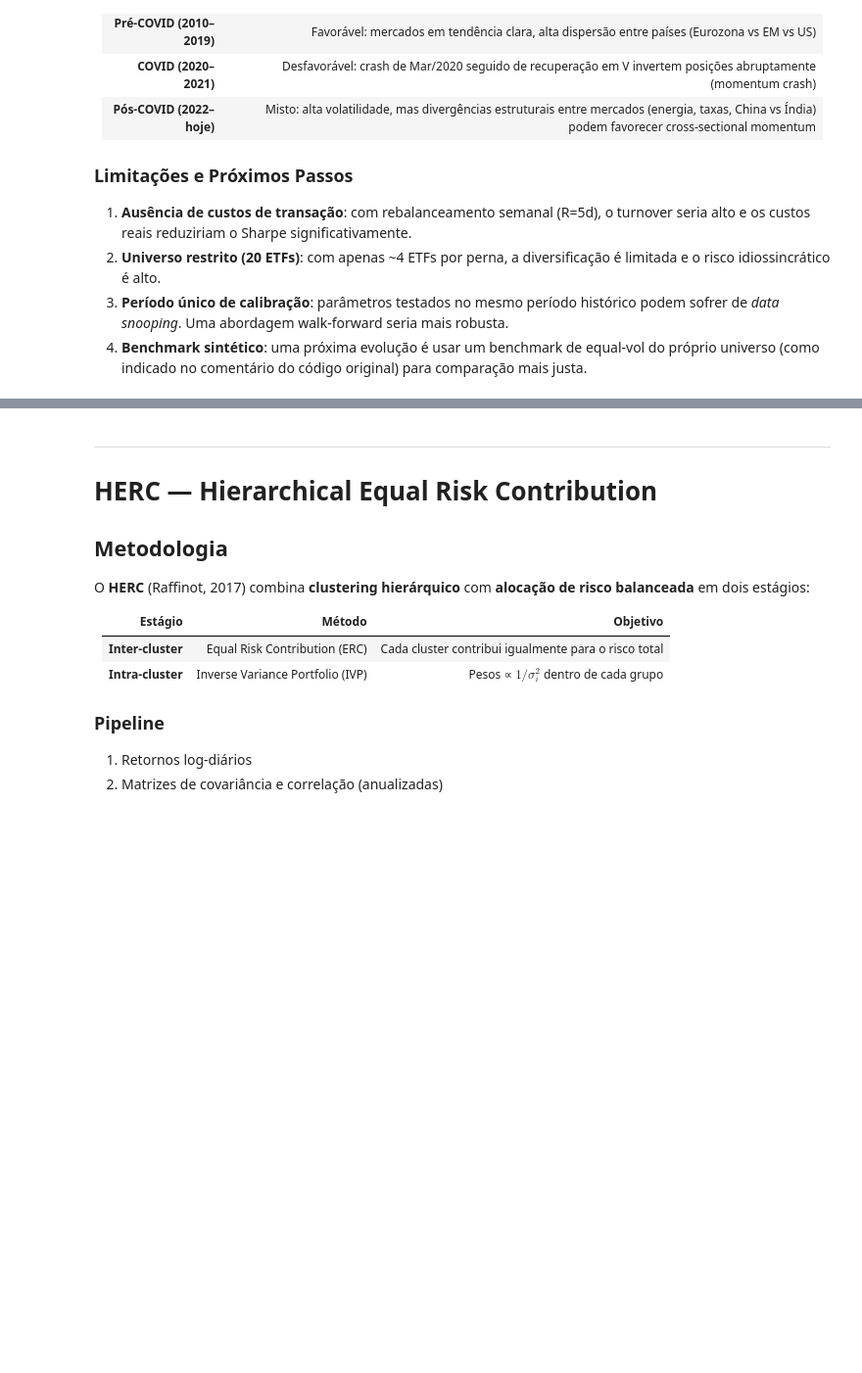
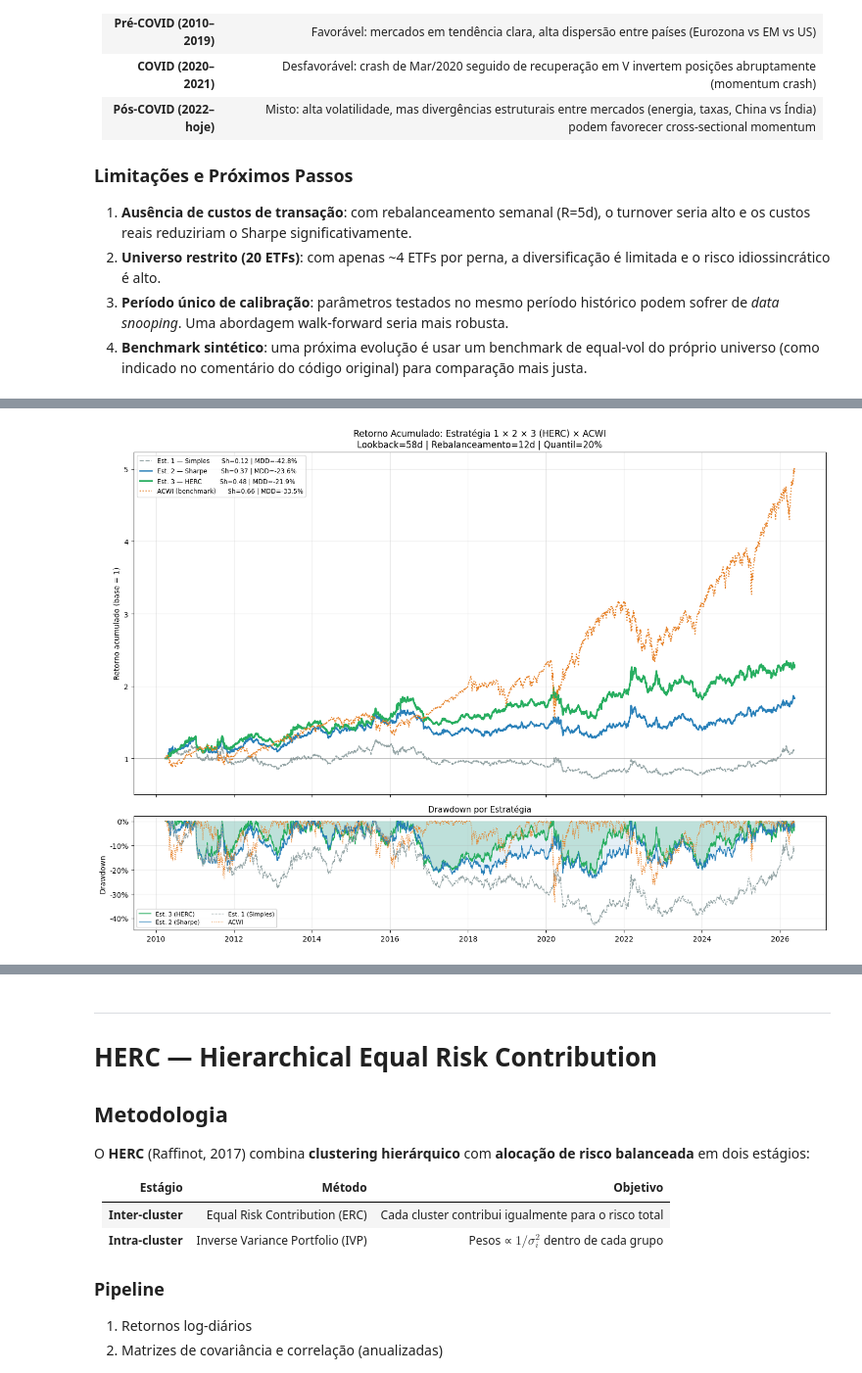
Before and after one commit to tomasmiele/etf_strategy, a Jupyter notebook: strategy.ipynb, the cells around one changed output, grey strips where cells are left out. Shown at 98% size. Cells and saved outputs as stored; diff of their text form; code cells hidden in the pictures; blank space fills up the shorter version.

```diff
--- a/strategy.ipynb
+++ b/strategy.ipynb
@@ -1350,0 +1679,71 @@ else:
+# %%
+# ═══════════════════════════════════════════════════════════════════════════════
+# Comparação Visual: Estratégia 1 × 2 × 3 (HERC) × ACWI
+# ═══════════════════════════════════════════════════════════════════════════════
+
+# ── Alinha todas as séries ao índice da Estratégia 3 ─────────────────────────
+idx3   = s3_returns.index
+s1_al  = simple_port_returns.reindex(idx3).fillna(0)
+s2_al  = port_returns.reindex(idx3).fillna(0)
+bm_al  = bmark_series.pct_change().reindex(idx3).fillna(0)
+bm_met = _compute_metrics(bm_al.dropna())
+
+cum1  = (1 + s1_al).cumprod()
+cum2  = (1 + s2_al).cumprod()
+cum3  = (1 + s3_returns).cumprod()
+cum_bm = (1 + bm_al).cumprod()
+
+dd1  = (cum1  / cum1.cummax())  - 1
+dd2  = (cum2  / cum2.cummax())  - 1
+dd3  = (cum3  / cum3.cummax())  - 1
+dd_bm = (cum_bm / cum_bm.cummax()) - 1
+
+fig, axes = plt.subplots(2, 1, figsize=(14, 10),
+                         gridspec_kw={'height_ratios': [3, 1]}, sharex=True)
+
+# ── (a) Retorno Acumulado ─────────────────────────────────────────────────────
+ax = axes[0]
+ax.plot(cum1.index,  cum1.values,
+        label=f"Est. 1 — Simples      Sh={simple_metrics['Sharpe Ratio']:.2f} | "
+              f"MDD={simple_metrics['Máximo Drawdown (%)']:.1f}%",
+        color='#95a5a6', linewidth=1.5, linestyle='--')
+ax.plot(cum2.index,  cum2.values,
+        label=f"Est. 2 — Sharpe       Sh={metrics['Sharpe Ratio']:.2f} | "
+              f"MDD={metrics['Máximo Drawdown (%)']:.1f}%",
+        color='#2980b9', linewidth=1.8)
+ax.plot(cum3.index,  cum3.values,
+        label=f"Est. 3 — HERC         Sh={s3_metrics['Sharpe Ratio']:.2f} | "
+              f"MDD={s3_metrics['Máximo Drawdown (%)']:.1f}%",
+        color='#27ae60', linewidth=2.2)
+ax.plot(cum_bm.index, cum_bm.values,
+        label=f"ACWI (benchmark)      Sh={bm_met['Sharpe Ratio']:.2f} | "
+              f"MDD={bm_met['Máximo Drawdown (%)']:.1f}%",
+        color='#e67e22', linewidth=1.5, linestyle=':')
+ax.axhline(1, color='grey', linewidth=0.8, alpha=0.5, linestyle='-')
+ax.set_title(
+    f"Retorno Acumulado: Estratégia 1 × 2 × 3 (HERC) × ACWI\n"
+    f"Lookback={LOOKBACK}d | Rebalanceamento={REBAL_FREQ}d | Quantil={int(QUANTILE*100)}%",
+    fontsize=12
+)
+ax.set_ylabel("Retorno acumulado (base = 1)", fontsize=10)
+ax.legend(fontsize=8.5, loc='upper left')
+ax.grid(alpha=0.3)
+
+# ── (b) Drawdown ──────────────────────────────────────────────────────────────
+ax2 = axes[1]
+ax2.fill_between(dd3.index,  dd3.values,  0, alpha=0.20, color='#27ae60')
+ax2.fill_between(dd2.index,  dd2.values,  0, alpha=0.12, color='#2980b9')
+ax2.plot(dd3.index,  dd3.values,  color='#27ae60', linewidth=1.2, label='Est. 3 (HERC)')
+ax2.plot(dd2.index,  dd2.values,  color='#2980b9', linewidth=1.0, label='Est. 2 (Sharpe)')
+ax2.plot(dd1.index,  dd1.values,  color='#95a5a6', linewidth=0.9, linestyle='--', label='Est. 1 (Simples)')
+ax2.plot(dd_bm.index, dd_bm.values, color='#e67e22', linewidth=0.9, linestyle=':', label='ACWI')
+ax2.set_title("Drawdown por Estratégia", fontsize=11)
+ax2.set_ylabel("Drawdown", fontsize=10)
+ax2.legend(fontsize=8, loc='lower left', ncol=2)
+ax2.grid(alpha=0.3)
+ax2.yaxis.set_major_formatter(plt.FuncFormatter(lambda y, _: f'{y*100:.0f}%'))
+
+plt.tight_layout()
+plt.show()
+# %% [output]
+[figure, added]
```
Also changed, not shown: parts of 7 cells of this notebook.
